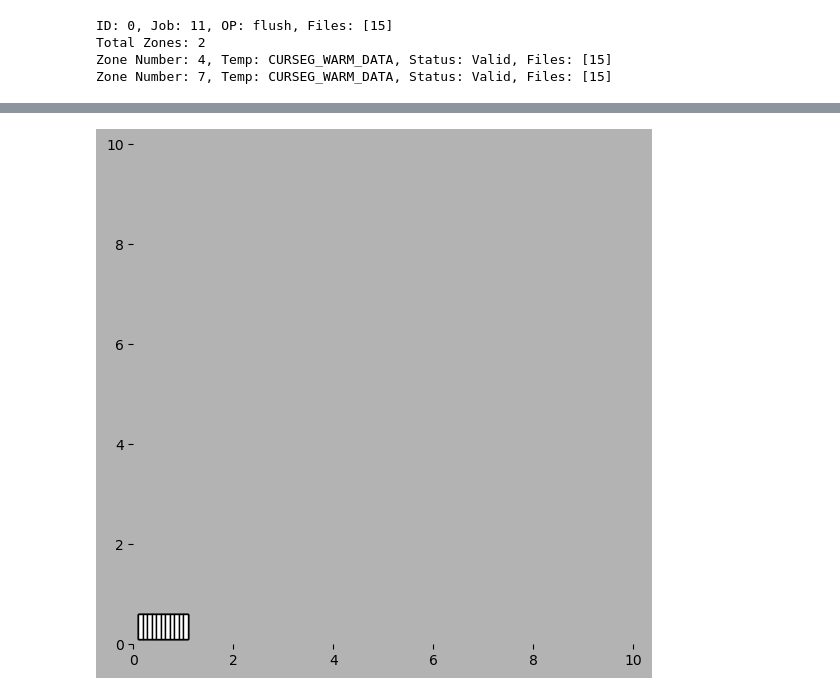
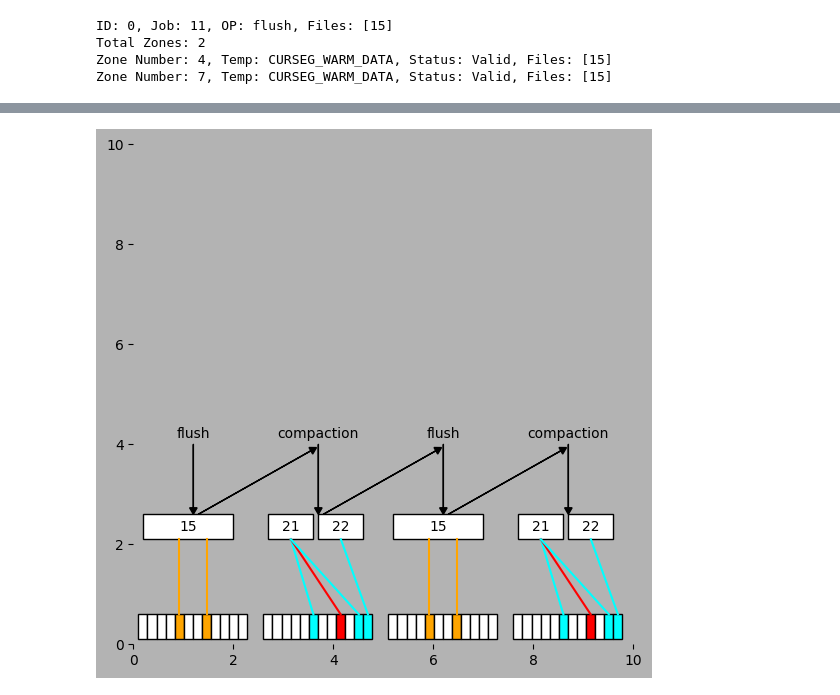
Before and after one commit to stonet-research/zns-tools, a Jupyter notebook: timeline-gen/plot.ipynb, the cells around one changed output, grey strips where cells are left out. Drawn from its saved outputs; the diff is of its cells as text; code cells hidden in the pictures.

Commit message:
Update timeline plot

```diff
--- a/timeline-gen/plot.ipynb
+++ b/timeline-gen/plot.ipynb
@@ -148,6 +148,12 @@ class TimeUnit:
             if zoneid == zone.zone:
                 return True
         return False
+
+    def getzone(self, zoneid):
+        for zone in self.zones:
+            if zoneid == zone.zone:
+                return zone
+        return None
 # %%
 timeline = []
 timectr = 0
@@ -200,15 +206,66 @@ Zone Number: 7, Temp: CURSEG_WARM_DATA, Status: Valid, Files: [15]
 fig = plt.figure(figsize=(5, 5), facecolor="0.7") # For debugging made it gray and show ticks so we see things. drop later!
 ax = fig.add_axes([0, 0, 1, 1], frameon=False, aspect=1) #, xticks=[], yticks=[])
 
-for timeunit in timeline:
+color_mapping = {
+    'CURSEG_WARM_DATA': 'ORANGE',
+    'CURSEG_HOT_DATA': 'RED',
+    'CURSEG_COLD_DATA': 'CYAN'
+}
+
+gridsize = 2
+# print(maxzone)
+for timepoint, timeunit in zip(range(len(timeline)), timeline):
     # Add all zones at time point
-    zonewidth = 1/maxzone
-    for i in range(maxzone):
-        ax.add_patch(Rectangle((i*zonewidth+zonewidth, 0.1), zonewidth, 0.5,
+#     print(timeunit)
+    zonewidth = gridsize/maxzone
+    filewidth = (gridsize / len(timeunit.files))
+    files = {}
+    for x, file in zip(range(len(timeunit.files)), timeunit.files):
+#         print(file)
+        ax.add_patch(Rectangle((gridsize*timepoint+ 0.5*timepoint+x*filewidth+0.2, 2.1), filewidth*0.9, 0.5,
                      edgecolor = 'black',
                      facecolor = 'white',
                      fill=True,
                      lw=1))
+        if filewidth > 0.20:
+            ax.annotate(str(file),
+                xy=(gridsize*timepoint+ 0.5*timepoint+x*filewidth+0.2 + filewidth*0.9*0.5, 2.1+0.25), ha='center', va='center')
+        files[file] = (gridsize*timepoint+ 0.5*timepoint+x*filewidth+0.2, 2.1)
+    for i in range(maxzone+1):
+        color = color_mapping[timeunit.getzone(i).temperature] if timeunit.haszone(i) else 'white'
+        ax.add_patch(Rectangle((i*zonewidth+0.1 + gridsize*timepoint + 0.5*timepoint, 0.1), zonewidth, 0.5,
+                     edgecolor = 'black',
+                     facecolor = color,
+                     fill=True,
+                     lw=1))
+        if timeunit.haszone(i):
+            zonefiles = timeunit.getzone(i).files
+            for file in zonefiles:
+                zx = i*zonewidth+0.1 + gridsize*timepoint + 0.5*timepoint + 0.5 * zonewidth
+                zy = 0.6
+                print('...', i, zonefiles, file)
+                fx = files[file][0]
+                if fx < zx and fx + filewidth*0.9 > zx:
+                    fx = zx
+                else:
+                    fx = fx + filewidth*0.9*0.5
+                fy = files[file][1]
+                ax.plot([zx,fx], [zy, fy], color=color)
+    if timepoint != 0:
+#             print('timepoint', (timepoint-1)*gridsize)
+#             ax.plot([0.2+gridsize*0.5 + (timepoint-1)*gridsize*1.25+0.1,
+#                      0.2+gridsize*0.5 + (timepoint)*gridsize*1.25],
+#                     [2.6, 4],
+#                     color='black')
+
+            ax.arrow(x=0.2+gridsize*0.5 + (timepoint-1)*gridsize*1.25+0.1,
+                     dx=-0.15 + 0.2+gridsize*0.5 + (timepoint)*gridsize*1.25 - (0.2+gridsize*0.5 + (timepoint-1)*gridsize*1.25+0.1),
+                    y=2.6, dy=1.4-0.13,
+                    color='black', head_width=0.15, head_length=0.13)
+    ax.arrow(x=0.2+gridsize*0.5+ timepoint*gridsize*1.25,
+             dx=0, y=4, dy=-1.4+0.13, color='black', head_width=0.15, head_length=0.13)
+    ax.annotate(str(timeunit.operation),
+                xy=(0.2+gridsize*0.5+ timepoint*gridsize*1.25,4.2), ha='center', va='center')
 
 ax.set_ylim(bottom=0, top=10)
 ax.set_xlim(0,10)
@@ -218 +292 @@ plt.show()
-[figure, old version]
+[figure, new version]
```
Also changed, not shown: parts of 1 cell of this notebook.
